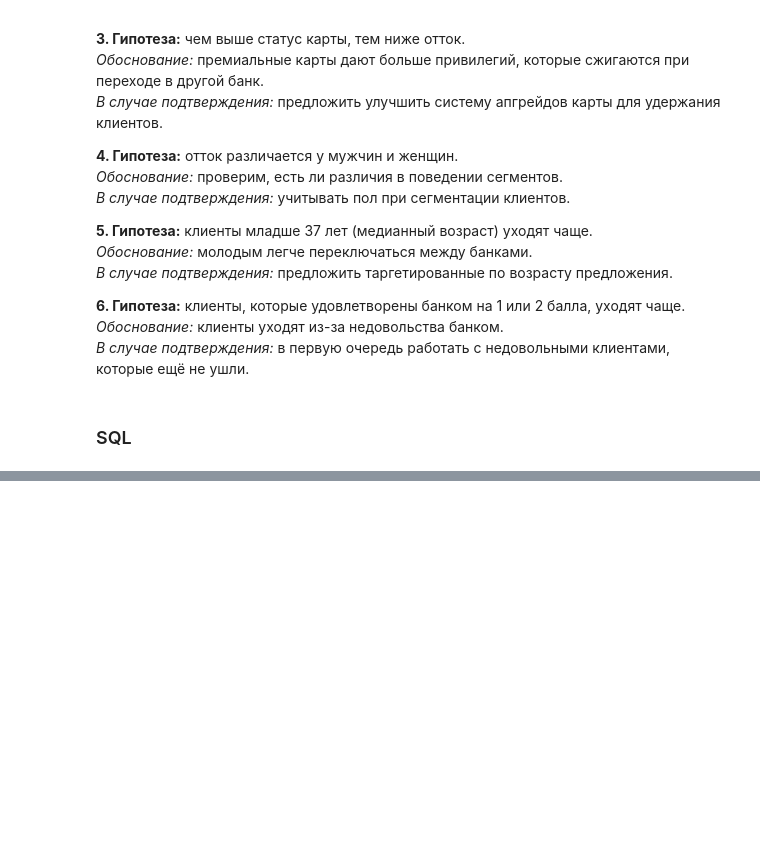
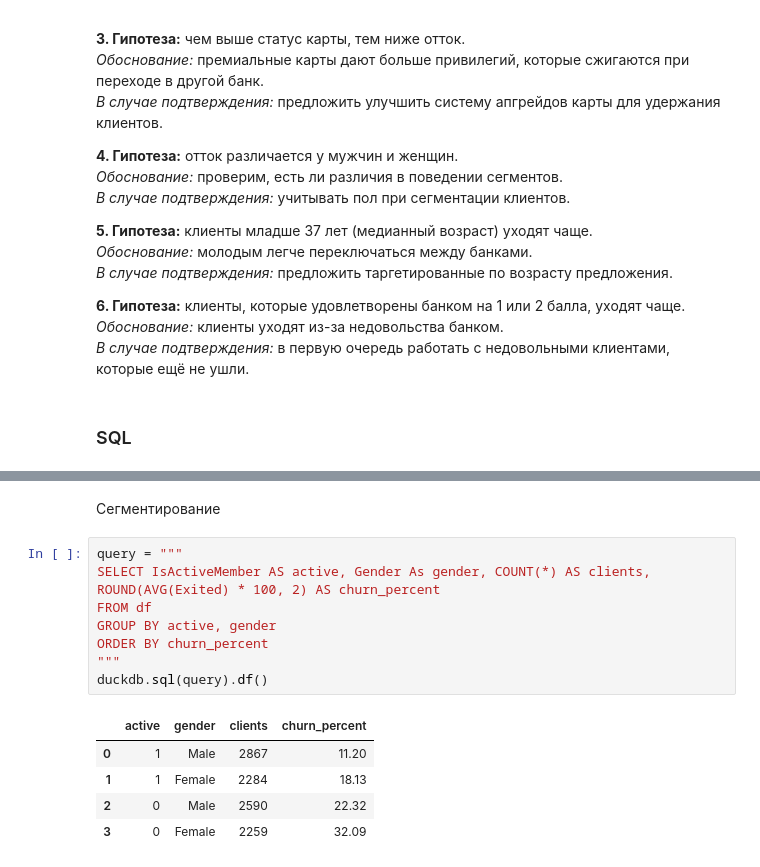
Before and after one commit to ilushav/bank-churn-analysis, a Jupyter notebook: notebooks/analysis.ipynb, the cells around one changed output, grey strips where cells are left out. Cells and saved outputs as stored; diff of their text form; blank space fills up the shorter version.

```diff
--- a/notebooks/analysis.ipynb
+++ b/notebooks/analysis.ipynb
@@ -174,0 +316,16 @@ duckdb.sql(query).df()
+# %% [markdown]
+Сегментирование
+# %%
+query = """
+SELECT IsActiveMember AS active, Gender As gender, COUNT(*) AS clients, ROUND(AVG(Exited) * 100, 2) AS churn_percent
+FROM df
+GROUP BY active, gender
+ORDER BY churn_percent
+"""
+duckdb.sql(query).df()
+# %% [output]
+|  | active | gender | clients | churn_percent |
+| 0 | 1 | Male | 2867 | 11.20 |
+| 1 | 1 | Female | 2284 | 18.13 |
+| 2 | 0 | Male | 2590 | 22.32 |
+| 3 | 0 | Female | 2259 | 32.09 |
```
Also changed, not shown: parts of 18 cells of this notebook.
